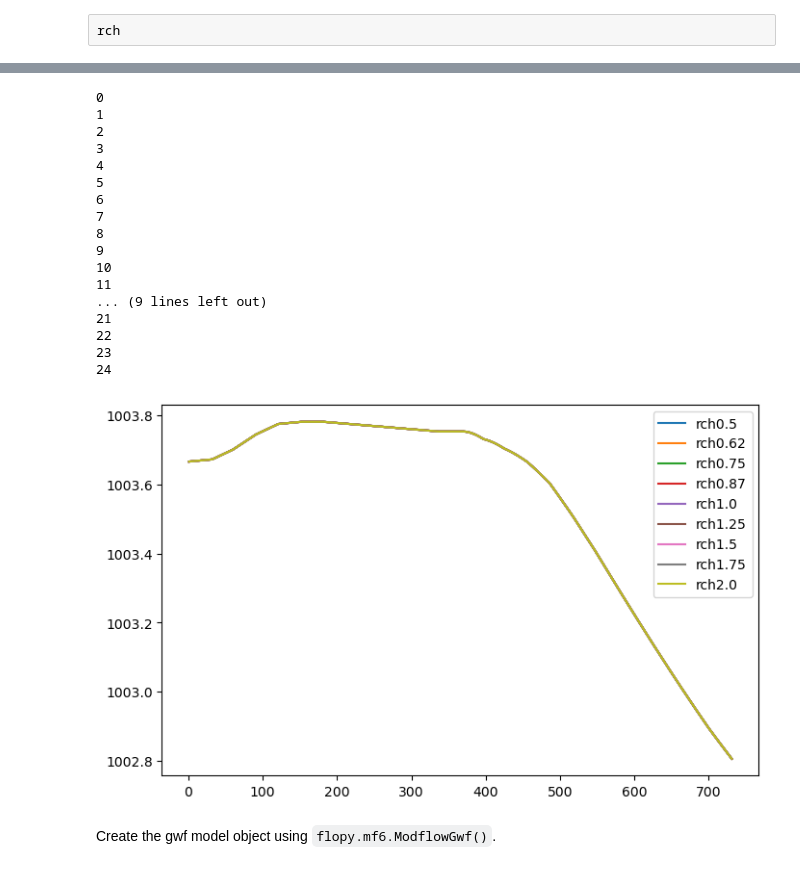
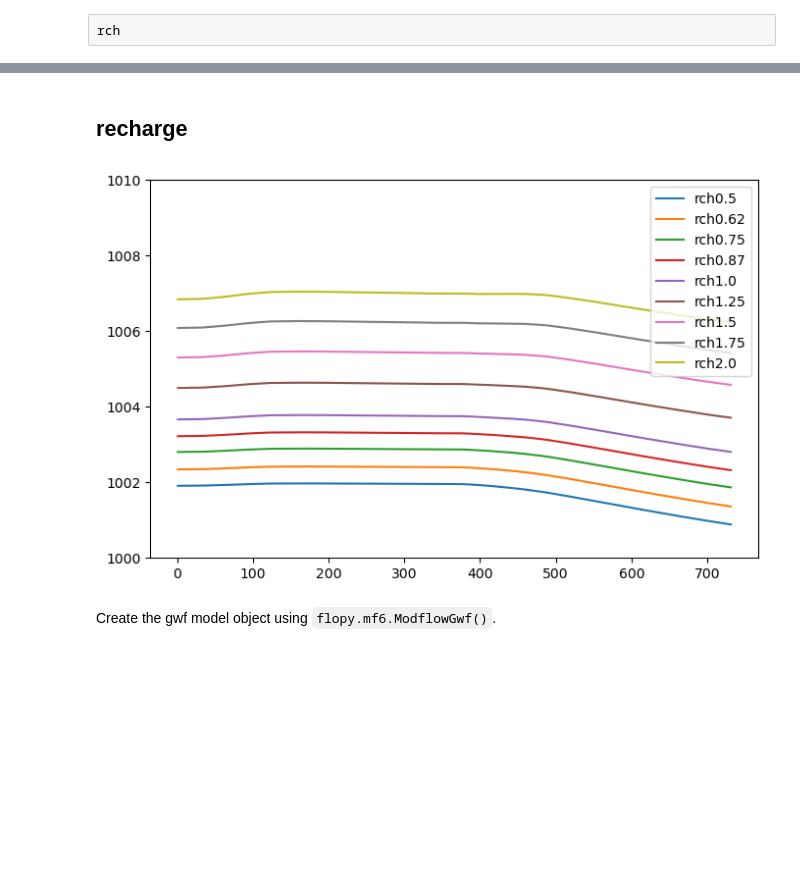
Before and after one commit to jknightusgs/python-for-hydrology_mu, a Jupyter notebook: notebooks/part1_flopy/02-Building-Post-Processing-MODFLOW6.ipynb, the cells around one changed output, grey strips where cells are left out. Cells and saved outputs as stored; diff of their text form; code cells hidden in the pictures; blank space fills up the shorter version.

```diff
--- a/notebooks/part1_flopy/02-Building-Post-Processing-MODFLOW6.ipynb
+++ b/notebooks/part1_flopy/02-Building-Post-Processing-MODFLOW6.ipynb
@@ -199,4 +181,5 @@ f, ax = plt.subplots(1,1,figsize=(8,5), dpi=100)
 for hkval, ts in hdsdict.items():
     ax.plot(hds.get_times(), ts, label=hkval)
     ax.legend(loc=1)
+    ax.set_ylim([1000, 1010])
 # %% [output]
@@ -205,29 +188,7 @@ for hkval, ts in hdsdict.items():
 m.npf.k = 50.
 # %%
 m.npf.write()
-# %%
-spd = {}
-for sp, arr in m.rch.recharge.get_data().items():
-    print(sp)
-    try:
-        spd[sp] = np.nanmean(arr)
-    except:
-        pass
-# %% [output]
-0
-1
-2
-3
-4
-5
-6
-7
-8
-9
-10
-11
-... (9 lines left out)
-21
-22
-23
-24
+# %% [markdown]
+## recharge
+# %%
+spd = m.rch.recharge.get_data()
@@ -233,0 +197,5 @@ for sp, arr in m.rch.recharge.get_data().items():
+# %%
+spdi = {}
+for k, v in spd.items():
+    if not v is None:
+        spdi[k] = v * 0.5
@@ -235,9 +205,10 @@ for sp, arr in m.rch.recharge.get_data().items():
 hdsdict1 = {}
 for rfact in [.5, .62, .75, .87, 1., 1.25, 1.5, 1.75, 2.0]:
     spdi = {}
-    for sp, arr in spd.items():
-        spdi[sp] = spd[sp] * rfact
-    m.rch.stress_period_data = spdi
+    for k, v in spd.items():
+        if not v is None:
+            spdi[k] = v * rfact
+    m.rch.recharge.set_data(spdi)
     m.rch.write()
     sim.run_simulation(silent=True)
     hds = m.output.head()
@@ -246,10 +217,11 @@ for rfact in [.5, .62, .75, .87, 1., 1.25, 1.5, 1.75, 2.0]:
 # %%
 f, ax = plt.subplots(1,1,figsize=(8,5), dpi=100)
 for rchval, ts in hdsdict1.items():
     ax.plot(hds.get_times(), ts, label=rchval)
     ax.legend(loc=1)
+    ax.set_ylim([1000, 1010])
 # %% [output]
-[figure, old version]
+[figure, new version]
 # %%
 # create simulation
 
```
Also changed, not shown: parts of 12 cells of this notebook, 6 other files.
